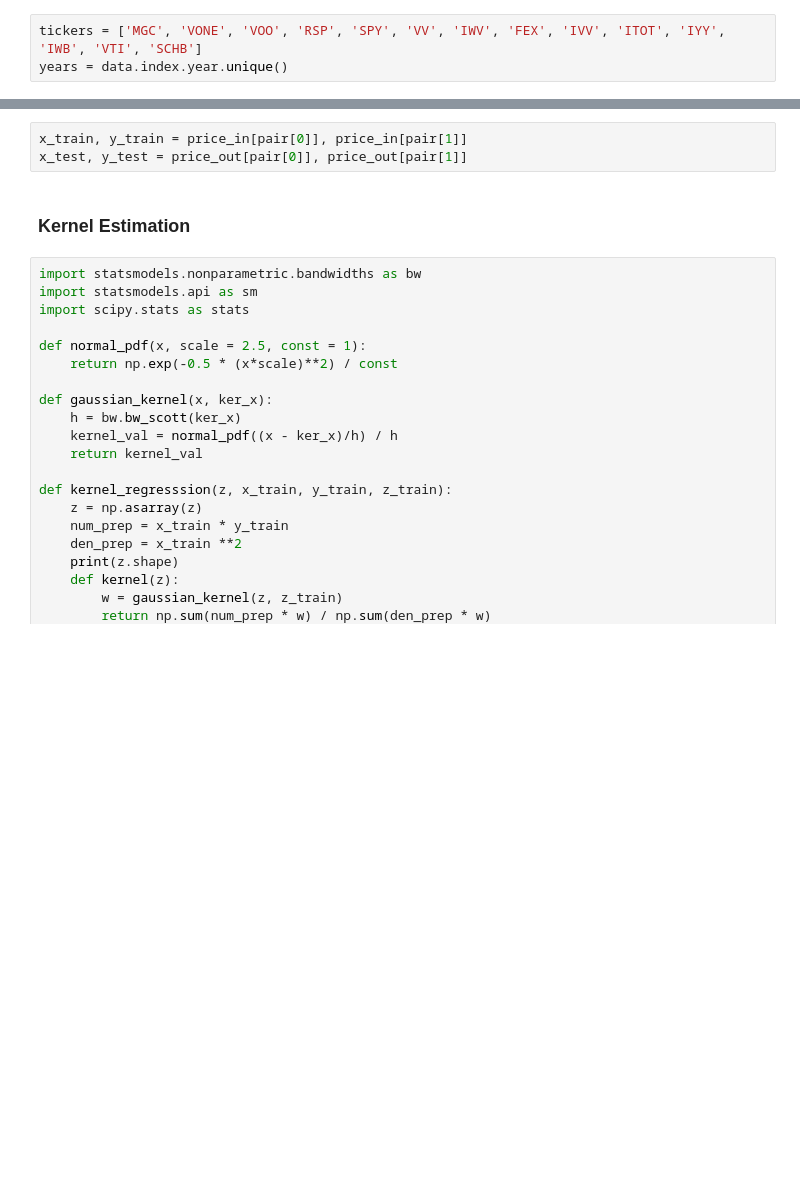
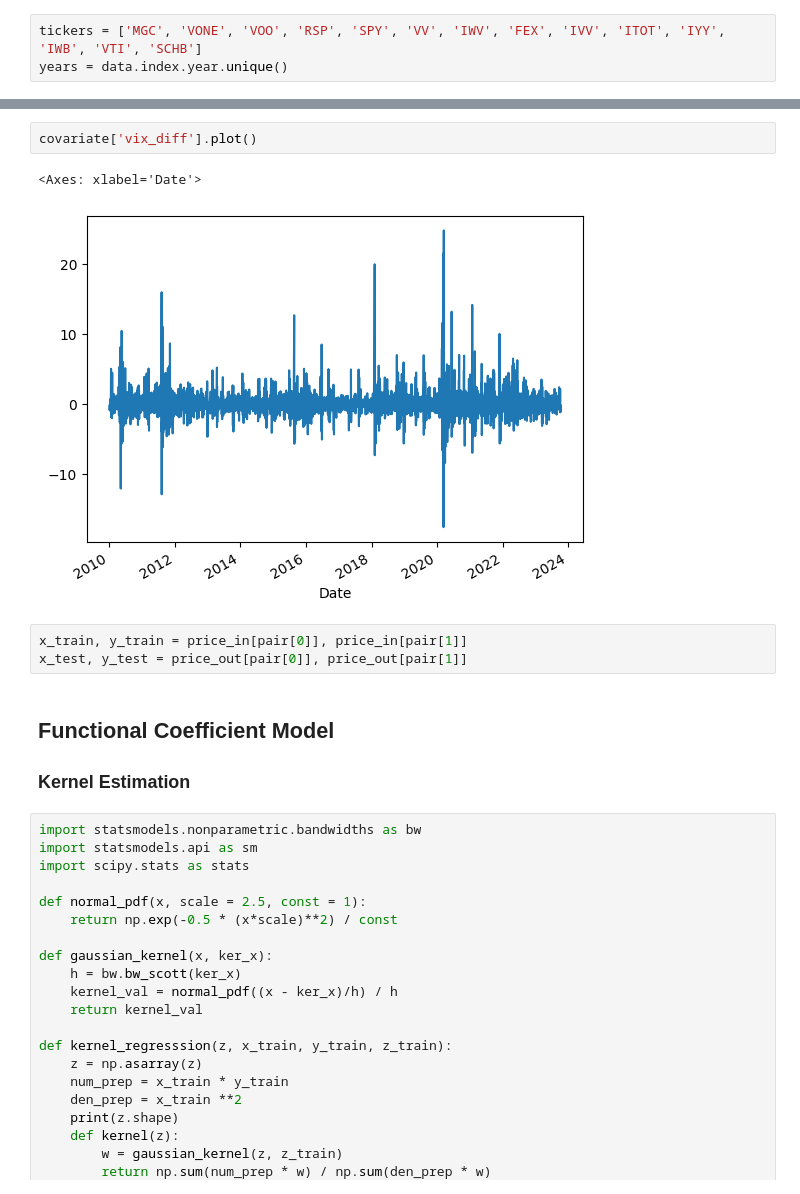
Before and after one commit to leeway00/non-linear-cointegration, a Jupyter notebook: FuncCoint.ipynb, the cells around one changed output, grey strips where cells are left out. Drawn from its saved outputs; the diff is of its cells as text; blank space fills up the shorter version.

```diff
--- a/FuncCoint.ipynb
+++ b/FuncCoint.ipynb
@@ -93,7 +91,14 @@ x.iloc[:,1].plot()
+# %%
+covariate['vix_diff'].plot()
+# %% [output]
+<Axes: xlabel='Date'>
+[figure, added]
 # %%
 x_train, y_train = price_in[pair[0]], price_in[pair[1]]
 x_test, y_test = price_out[pair[0]], price_out[pair[1]]
 # %% [markdown]
+## Functional Coefficient Model
+
 ### Kernel Estimation
 # %%
 import statsmodels.nonparametric.bandwidths as bw
```
Also changed, not shown: parts of 18 cells of this notebook, 11 other files.
